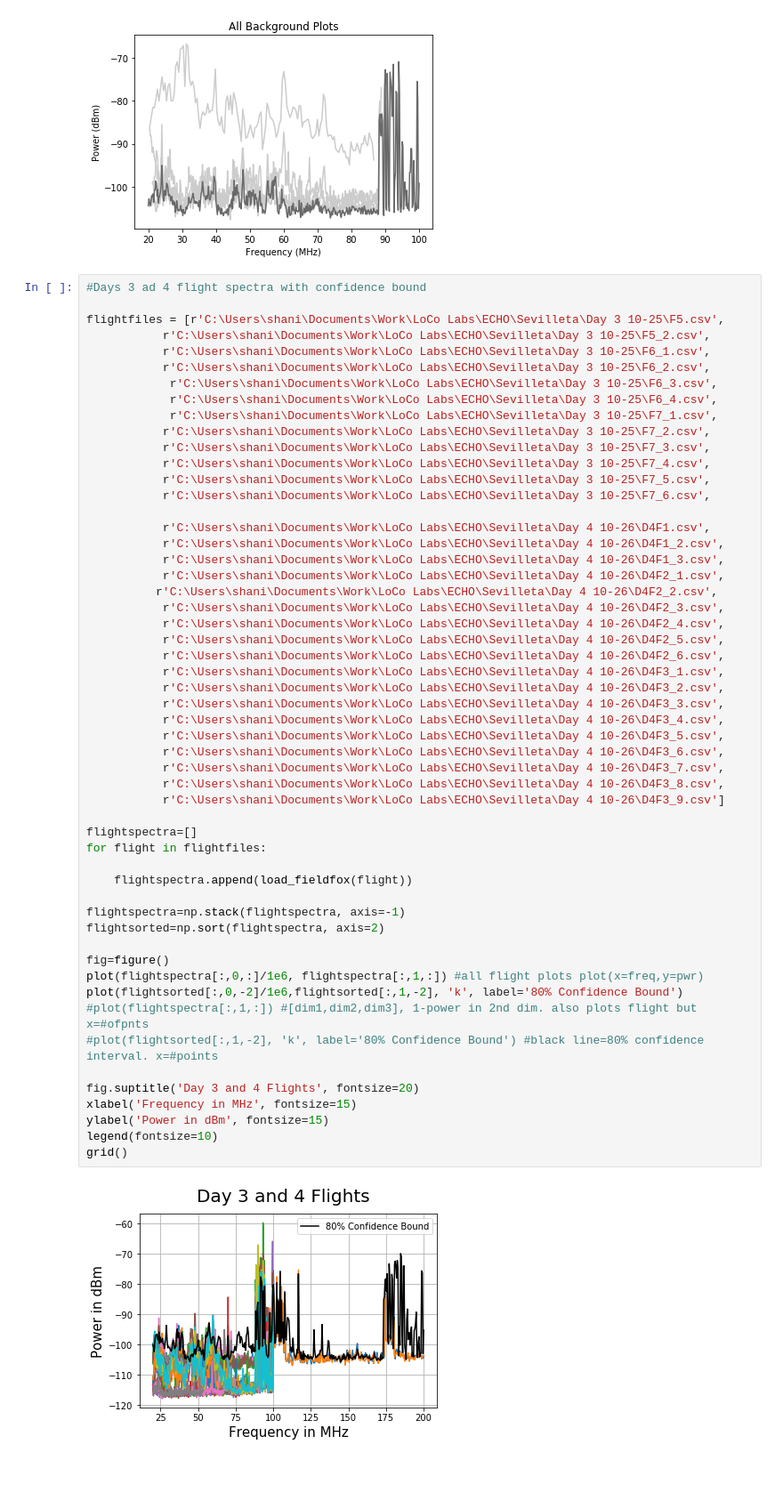
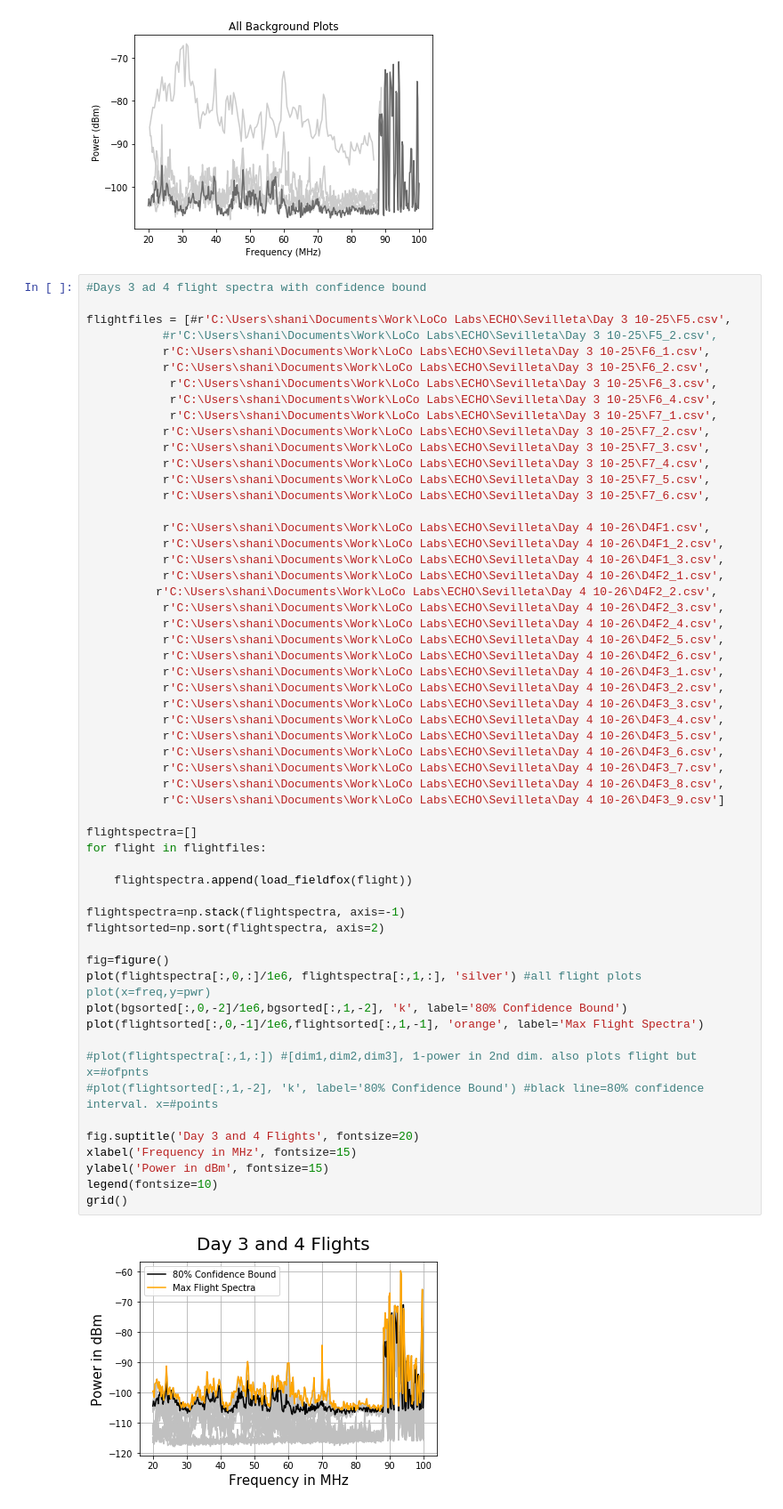
Before and after one commit to dannyjacobs/ECHO, a Jupyter notebook: analysis/Confidence Bound.ipynb, the cells around one changed output. Shown at 89% size. Drawn from its saved outputs; the diff is of its cells as text; blank space fills up the shorter version.

```diff
--- a/analysis/Confidence Bound.ipynb
+++ b/analysis/Confidence Bound.ipynb
@@ -94,8 +99,8 @@ plot(bgsorted[:,0,-2]/1e6,bgsorted[:,1,-2], 'dimgray', label='80% Confidence Bou
 # %%
 #Days 3 ad 4 flight spectra with confidence bound
 
-flightfiles = [r'C:\Users\shani\Documents\Work\LoCo Labs\ECHO\Sevilleta\Day 3 10-25\F5.csv',
-           r'C:\Users\shani\Documents\Work\LoCo Labs\ECHO\Sevilleta\Day 3 10-25\F5_2.csv',
+flightfiles = [#r'C:\Users\shani\Documents\Work\LoCo Labs\ECHO\Sevilleta\Day 3 10-25\F5.csv',
+           #r'C:\Users\shani\Documents\Work\LoCo Labs\ECHO\Sevilleta\Day 3 10-25\F5_2.csv',
            r'C:\Users\shani\Documents\Work\LoCo Labs\ECHO\Sevilleta\Day 3 10-25\F6_1.csv',
            r'C:\Users\shani\Documents\Work\LoCo Labs\ECHO\Sevilleta\Day 3 10-25\F6_2.csv',
             r'C:\Users\shani\Documents\Work\LoCo Labs\ECHO\Sevilleta\Day 3 10-25\F6_3.csv',
@@ -117,33 +122,35 @@ flightfiles = [r'C:\Users\shani\Documents\Work\LoCo Labs\ECHO\Sevilleta\Day 3 10
            r'C:\Users\shani\Documents\Work\LoCo Labs\ECHO\Sevilleta\Day 4 10-26\D4F2_5.csv',
            r'C:\Users\shani\Documents\Work\LoCo Labs\ECHO\Sevilleta\Day 4 10-26\D4F2_6.csv',
            r'C:\Users\shani\Documents\Work\LoCo Labs\ECHO\Sevilleta\Day 4 10-26\D4F3_1.csv',
            r'C:\Users\shani\Documents\Work\LoCo Labs\ECHO\Sevilleta\Day 4 10-26\D4F3_2.csv',
            r'C:\Users\shani\Documents\Work\LoCo Labs\ECHO\Sevilleta\Day 4 10-26\D4F3_3.csv',
            r'C:\Users\shani\Documents\Work\LoCo Labs\ECHO\Sevilleta\Day 4 10-26\D4F3_4.csv',
            r'C:\Users\shani\Documents\Work\LoCo Labs\ECHO\Sevilleta\Day 4 10-26\D4F3_5.csv',
            r'C:\Users\shani\Documents\Work\LoCo Labs\ECHO\Sevilleta\Day 4 10-26\D4F3_6.csv',
            r'C:\Users\shani\Documents\Work\LoCo Labs\ECHO\Sevilleta\Day 4 10-26\D4F3_7.csv',
            r'C:\Users\shani\Documents\Work\LoCo Labs\ECHO\Sevilleta\Day 4 10-26\D4F3_8.csv',
            r'C:\Users\shani\Documents\Work\LoCo Labs\ECHO\Sevilleta\Day 4 10-26\D4F3_9.csv']
 
 flightspectra=[]
 for flight in flightfiles:
 
     flightspectra.append(load_fieldfox(flight))
 
 flightspectra=np.stack(flightspectra, axis=-1)
 flightsorted=np.sort(flightspectra, axis=2)
 
 fig=figure()
-plot(flightspectra[:,0,:]/1e6, flightspectra[:,1,:]) #all flight plots plot(x=freq,y=pwr)
-plot(flightsorted[:,0,-2]/1e6,flightsorted[:,1,-2], 'k', label='80% Confidence Bound')
+plot(flightspectra[:,0,:]/1e6, flightspectra[:,1,:], 'silver') #all flight plots plot(x=freq,y=pwr)
+plot(bgsorted[:,0,-2]/1e6,bgsorted[:,1,-2], 'k', label='80% Confidence Bound')
+plot(flightsorted[:,0,-1]/1e6,flightsorted[:,1,-1], 'orange', label='Max Flight Spectra')
+
 #plot(flightspectra[:,1,:]) #[dim1,dim2,dim3], 1-power in 2nd dim. also plots flight but x=#ofpnts
 #plot(flightsorted[:,1,-2], 'k', label='80% Confidence Bound') #black line=80% confidence interval. x=#points
 
 fig.suptitle('Day 3 and 4 Flights', fontsize=20)
 xlabel('Frequency in MHz', fontsize=15)
 ylabel('Power in dBm', fontsize=15)
 legend(fontsize=10)
 grid()
 # %% [output]
-[figure, old version]
+[figure, new version]
```
Also changed, not shown: parts of 1 cell of this notebook.
